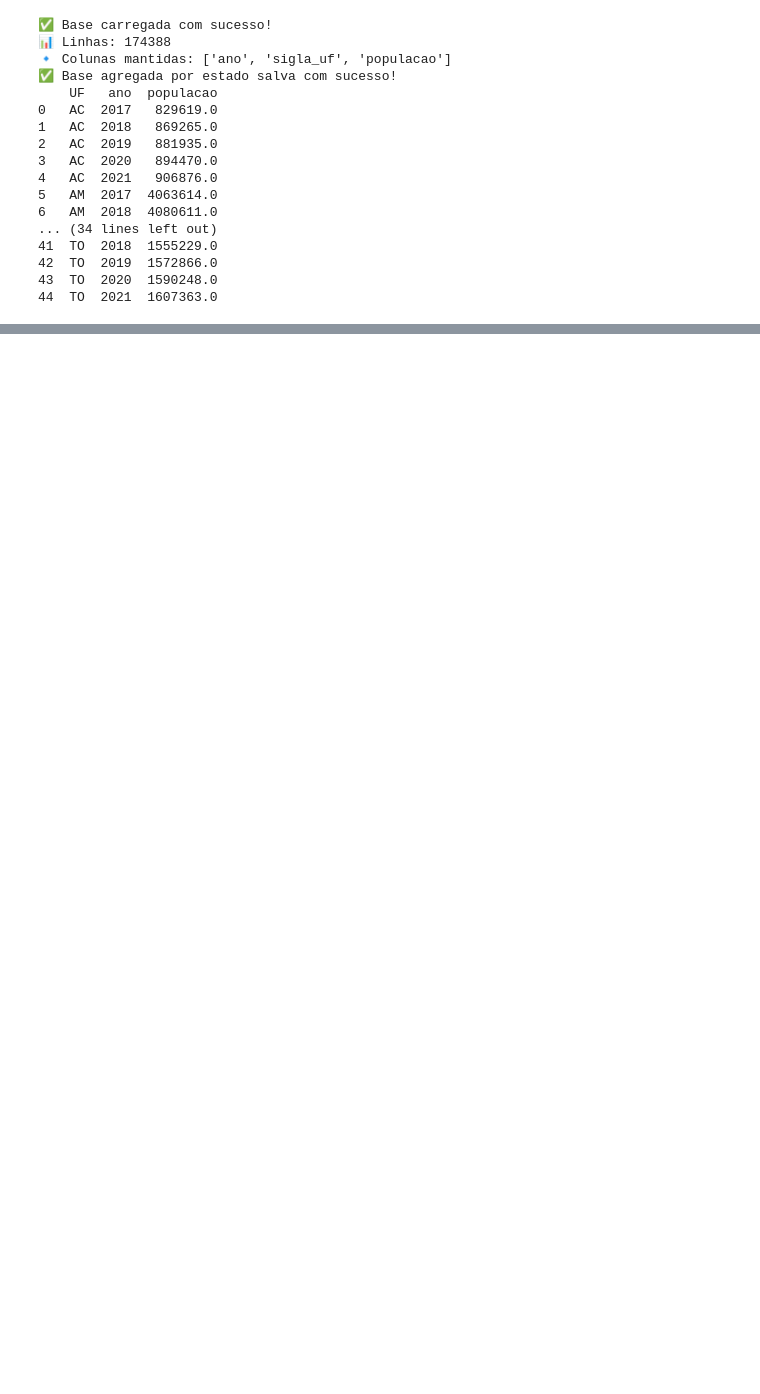
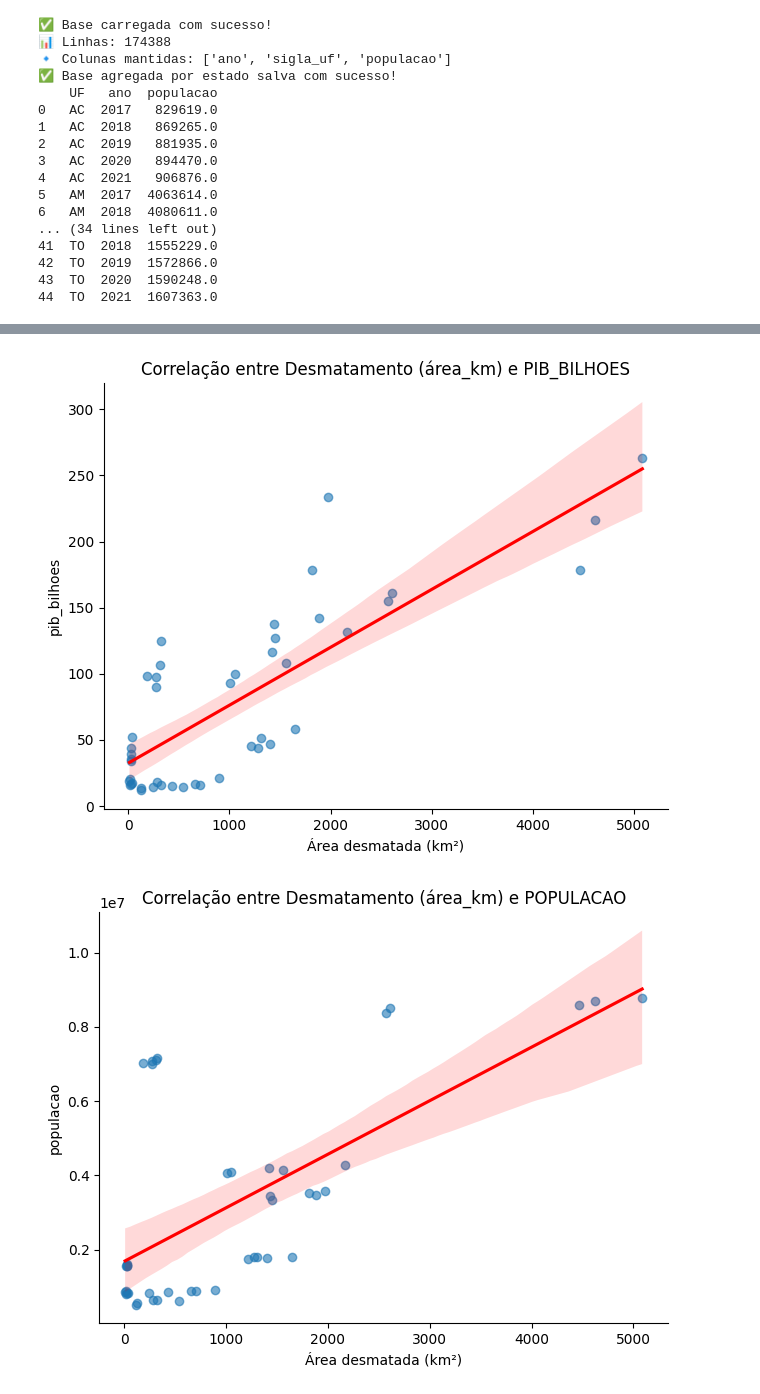
Before and after one commit to ArthurDp78/Desafio1-ZettaLab-CienciaGovernancaDados, a Jupyter notebook: codigos.ipynb, the cells around one changed output, grey strips where cells are left out. Saved outputs shown, nothing was run; the diff lists cells and outputs as text; code cells hidden in the pictures; blank space fills up the shorter version.

```diff
--- a/codigos.ipynb
+++ b/codigos.ipynb
@@ -444,0 +444,21 @@ dtype: int64
+# %%
+import seaborn as sns
+import matplotlib.pyplot as plt
+import pandas as pd
+
+# Ler a base
+df = pd.read_csv("data/limpos/base_final.csv")
+
+# Variáveis para comparar com o desmatamento
+variaveis = ["pib_bilhoes", "populacao", "IDH"]
+
+# Gerar um gráfico com reta de regressão para cada variável
+for var in variaveis:
+    sns.lmplot(data=df, x="area_desmatada", y=var, height=5, aspect=1.3, scatter_kws={'alpha':0.6}, line_kws={'color':'red'})
+    plt.title(f"Correlação entre Desmatamento (área_km) e {var.upper()}")
+    plt.xlabel("Área desmatada (km²)")
+    plt.ylabel(var)
+    plt.show()
+# %% [output]
+[figure, added]
+[figure, added]
```
Also changed, not shown: parts of 9 cells of this notebook, 24 other files.
